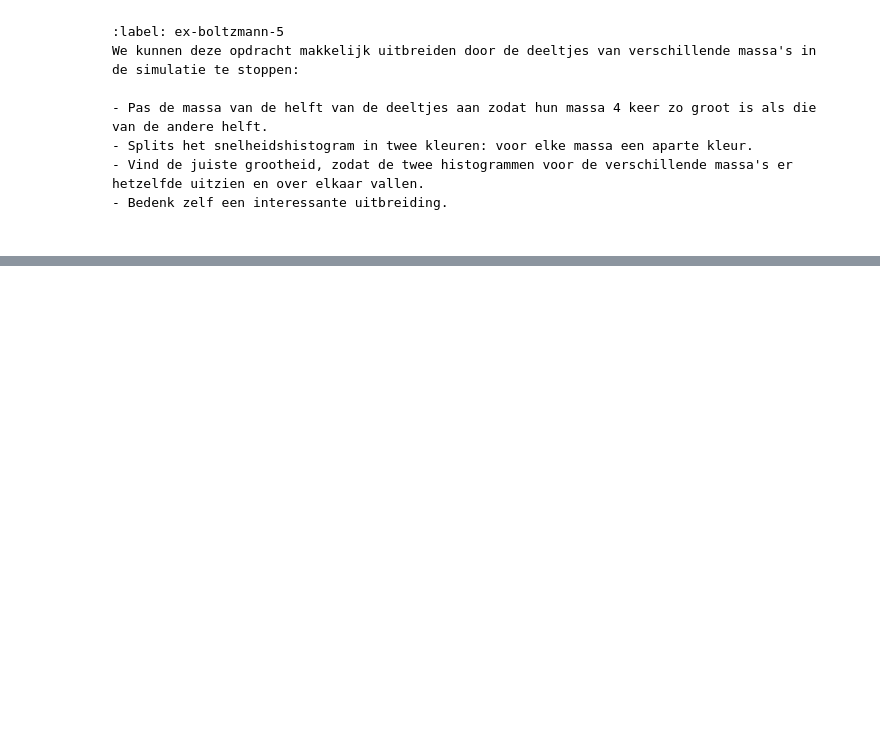
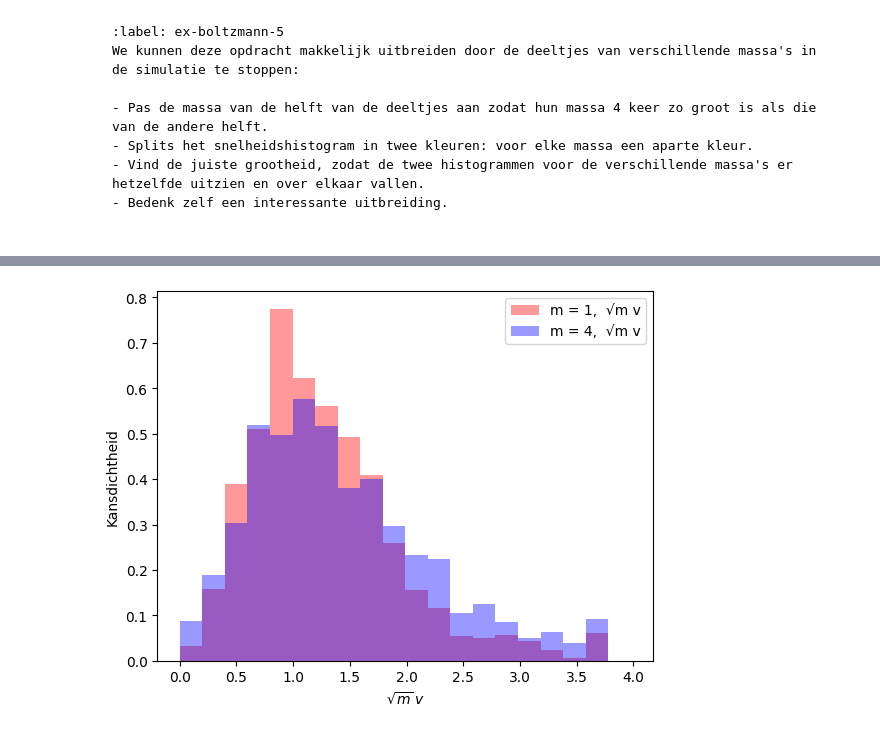
Before and after one commit to firebase21/Group7, a Jupyter notebook: Content/PySim/6_boltzmann.ipynb, the cells around one changed output, grey strips where cells are left out. Cells and saved outputs as stored; diff of their text form; code cells hidden in the pictures; blank space fills up the shorter version.

```diff
--- a/Content/PySim/6_boltzmann.ipynb
+++ b/Content/PySim/6_boltzmann.ipynb
@@ -420,0 +508,49 @@ We kunnen deze opdracht makkelijk uitbreiden door de deeltjes van verschillende
+# %%
+num_bins = 20
+num_steps = 5000
+sample_every = 250
+num_samples = num_steps // sample_every
+
+tot_counts_light_scaled = np.zeros(num_bins, dtype=float)
+tot_counts_heavy_scaled = np.zeros(num_bins, dtype=float)
+
+# eventueel de simulatie opnieuw starten:
+# particles = [...]
+# maak je 40 lichte + 40 zware deeltjes opnieuw aan
+
+for i in range(num_steps):
+    take_time_step(particles)
+
+    if i % sample_every == 0:
+        speeds_light_scaled = [np.sqrt(p.m) * np.linalg.norm(p.v)
+                               for p in particles if p.m == 1.0]
+        speeds_heavy_scaled = [np.sqrt(p.m) * np.linalg.norm(p.v)
+                               for p in particles if p.m == 4.0]
+
+        all_scaled = speeds_light_scaled + speeds_heavy_scaled
+        v_min, v_max = 0, max(all_scaled)*1.1
+
+        partial_light, bins_scaled = np.histogram(
+            speeds_light_scaled, bins=num_bins, density=True, range=[v_min, v_max]
+        )
+        partial_heavy, _ = np.histogram(
+            speeds_heavy_scaled, bins=num_bins, density=True, range=[v_min, v_max]
+        )
+
+        tot_counts_light_scaled += partial_light
+        tot_counts_heavy_scaled += partial_heavy
+
+norm_light_scaled = tot_counts_light_scaled / num_samples
+norm_heavy_scaled = tot_counts_heavy_scaled / num_samples
+
+plt.figure()
+plt.stairs(norm_light_scaled, bins_scaled, fill=True, alpha=0.4,
+           color='red',  label='m = 1,  sqrt(m) v')
+plt.stairs(norm_heavy_scaled, bins_scaled, fill=True, alpha=0.4,
+           color='blue', label='m = 4,  sqrt(m) v')
+plt.xlabel(r"$\sqrt{m}\,v$")
+plt.ylabel("Kansdichtheid")
+plt.legend()
+plt.show()
+# %% [output]
+[figure, added]
```
Also changed, not shown: parts of 10 cells of this notebook.
